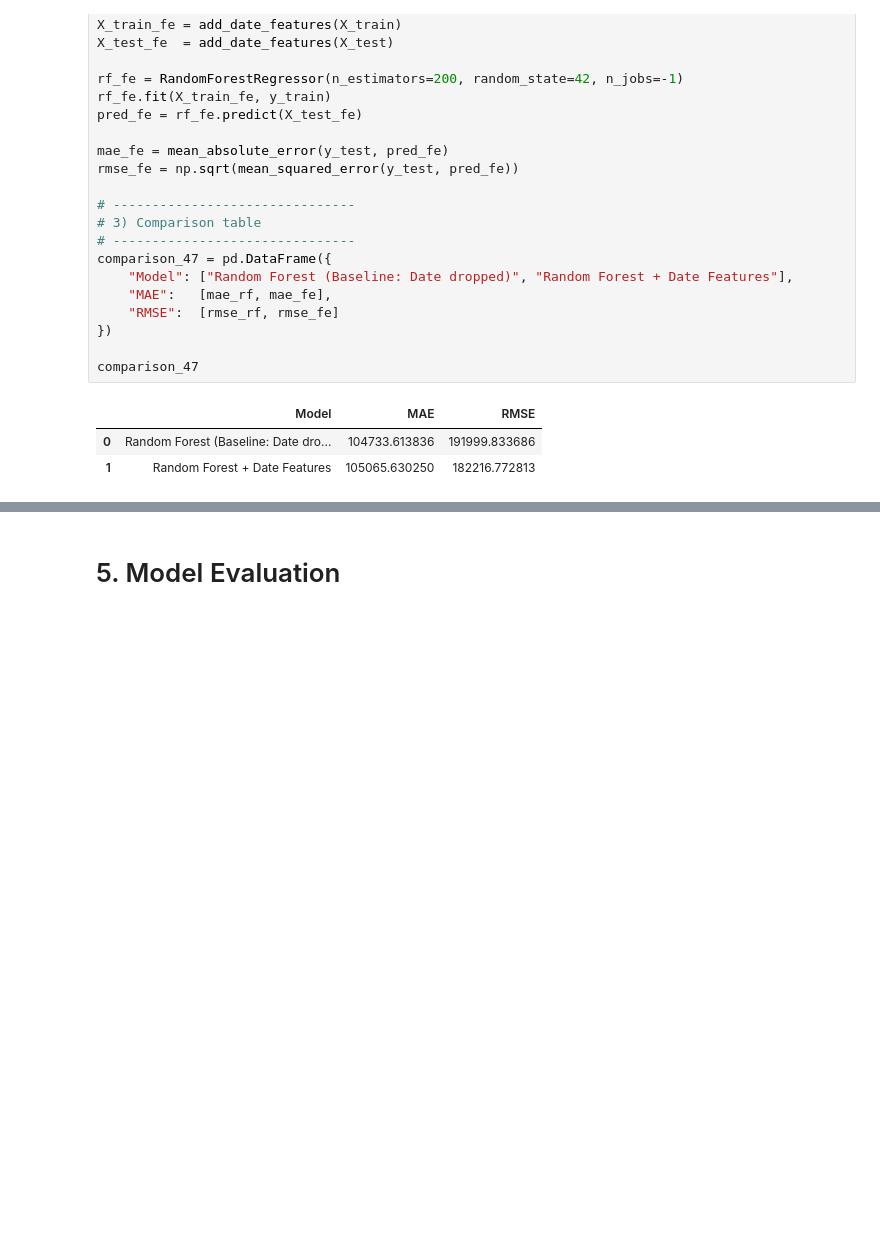
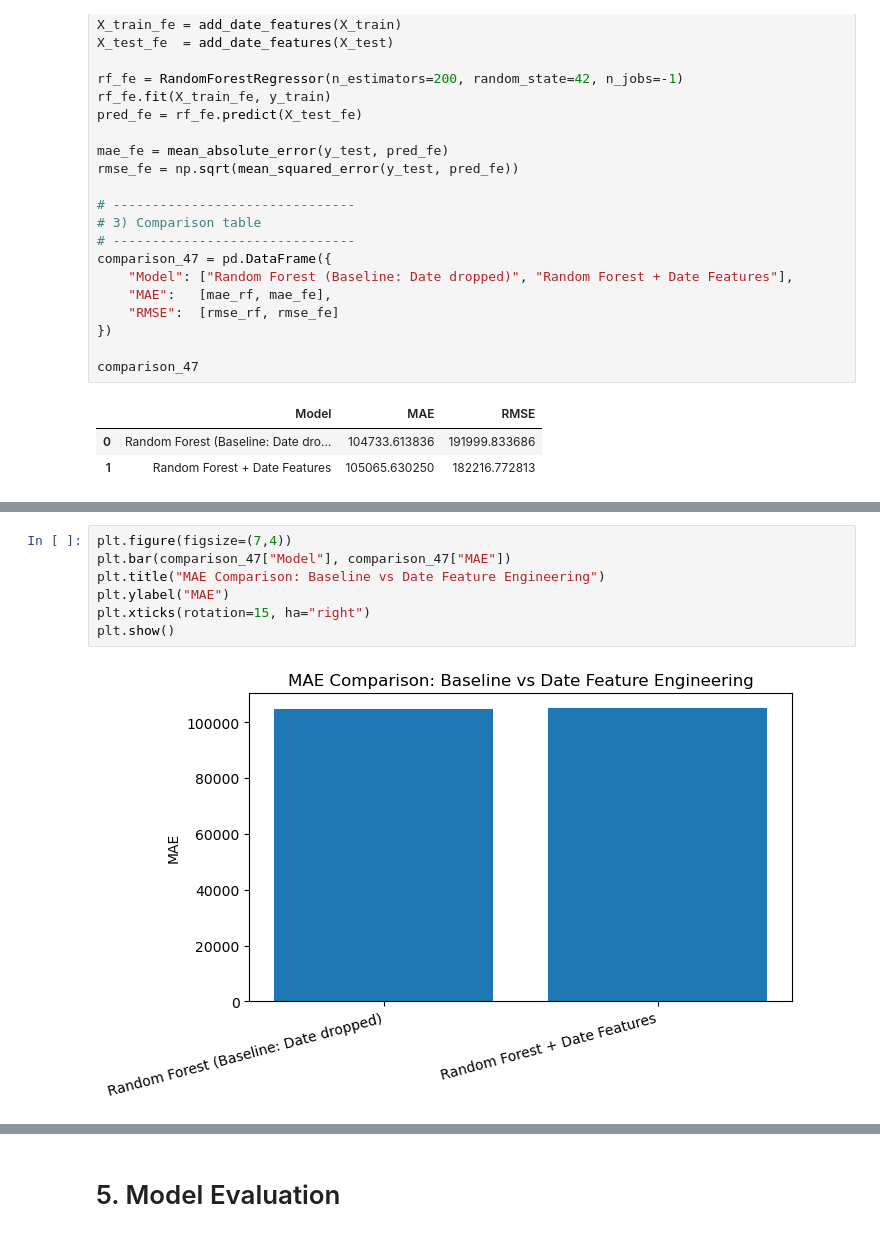
Before and after one commit to vaishnaviTP123/MLDP-Project-3, a Jupyter notebook: MLDP Program Codes Submission Template.ipynb, the cells around one changed output, grey strips where cells are left out. Saved outputs shown, nothing was run; the diff lists cells and outputs as text; blank space fills up the shorter version.

```diff
--- a/MLDP Program Codes Submission Template.ipynb
+++ b/MLDP Program Codes Submission Template.ipynb
@@ -765,0 +798,9 @@ comparison_47
+# %%
+plt.figure(figsize=(7,4))
+plt.bar(comparison_47["Model"], comparison_47["MAE"])
+plt.title("MAE Comparison: Baseline vs Date Feature Engineering")
+plt.ylabel("MAE")
+plt.xticks(rotation=15, ha="right")
+plt.show()
+# %% [output]
+[figure, added]
```
Also changed, not shown: parts of 19 cells of this notebook.
